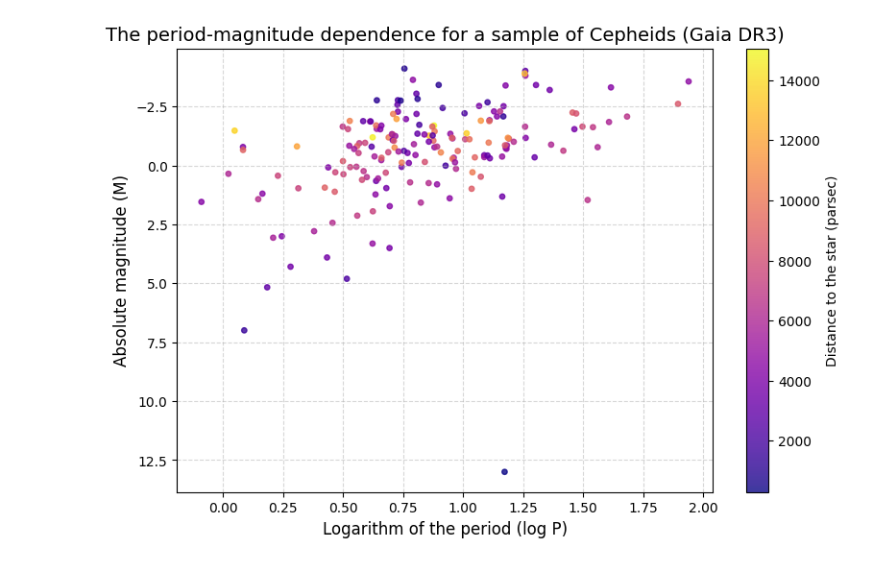
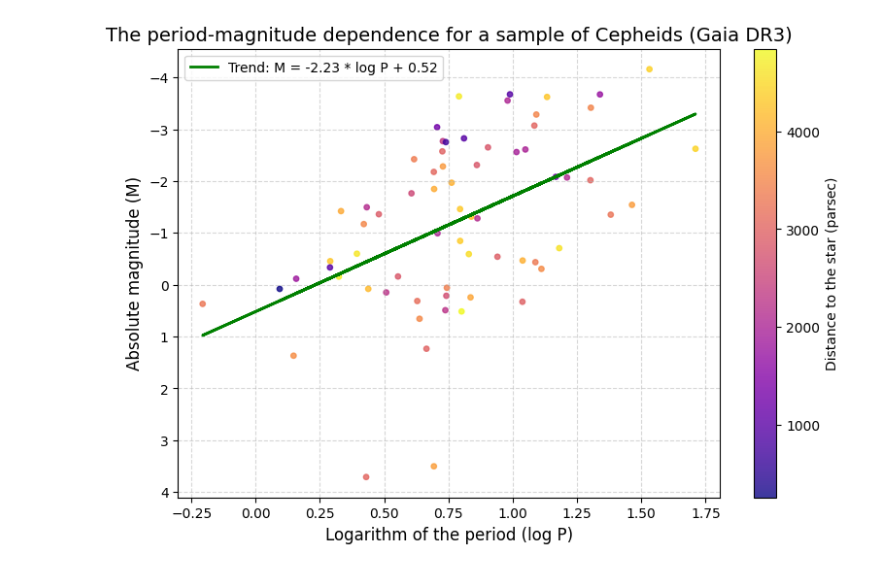
Before and after one commit to grigroman2011-oss/cepheid-research, a Jupyter notebook: cepheid_research.ipynb, the cells around one changed output. Drawn from its saved outputs; the diff is of its cells as text; code cells hidden in the pictures.

```diff
--- a/cepheid_research.ipynb
+++ b/cepheid_research.ipynb
@@ -39,16 +39,22 @@ Successfully downloaded 500 objects
 # %%
 df['distance_pc'] = 1000.0 / df['parallax']
-df_clean = df[(df['parallax'] / df['parallax_error'] > 3.3) & (df['distance_pc'] < 50000)].copy()
+df['M'] = df['int_average_g'] - 5 * np.log10(df['distance_pc']) + 5
+df_clean = df[(df['parallax'] / df['parallax_error'] > 5) & (df['distance_pc'] < 5000) & (df['M'] >= -10) & (df['M'] <= 10)].copy()
 df_clean['M'] = df_clean['int_average_g'] - 5 * np.log10(df_clean['distance_pc']) + 5
 df_clean['log_period'] = np.log10(df_clean['pf'])
+x_clean = df_clean['log_period']
+y_clean = df_clean['M']
+a, b = np.polyfit(x_clean, y_clean, 1)
 plt.figure(figsize=(9, 6))
 plt.scatter(df_clean['log_period'], df_clean['M'], c=df_clean['distance_pc'], cmap='plasma', s=15, alpha=0.8)
+plt.plot(x_clean, a * x_clean + b, color='green', linewidth=2, label=f'Trend: M = {a:.2f} * log P + {b:.2f}')
+plt.legend(loc='upper left')
 plt.colorbar(label='Distance to the star (parsec)')
 plt.gca().invert_yaxis()
 plt.xlabel('Logarithm of the period (log P)', fontsize=12)
 plt.ylabel('Absolute magnitude (M)', fontsize=12)
 plt.title('The period-magnitude dependence for a sample of Cepheids (Gaia DR3)', fontsize=14)
 plt.grid(True, linestyle='--', alpha=0.5)
 plt.show()
 # %% [output]
-[figure, old version]
+[figure, new version]
```
Also changed, not shown: parts of 1 cell of this notebook.
